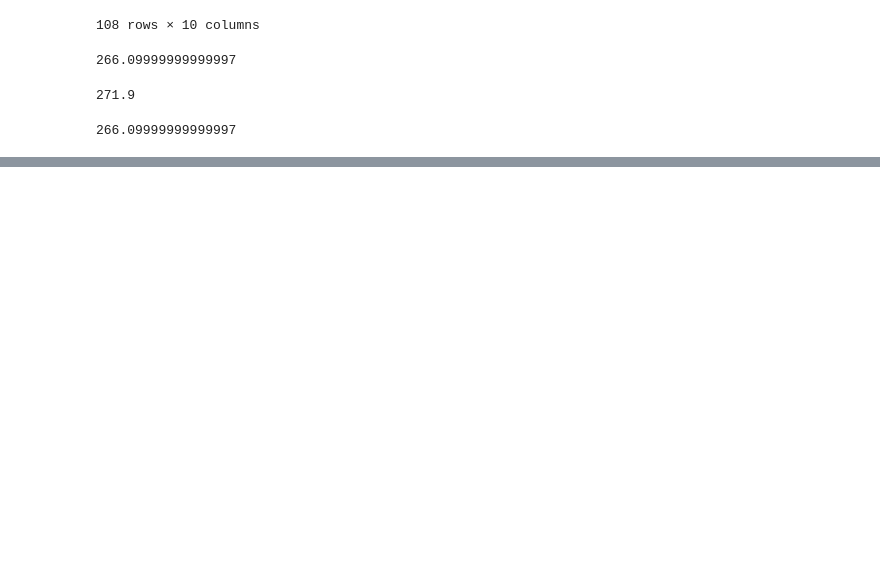
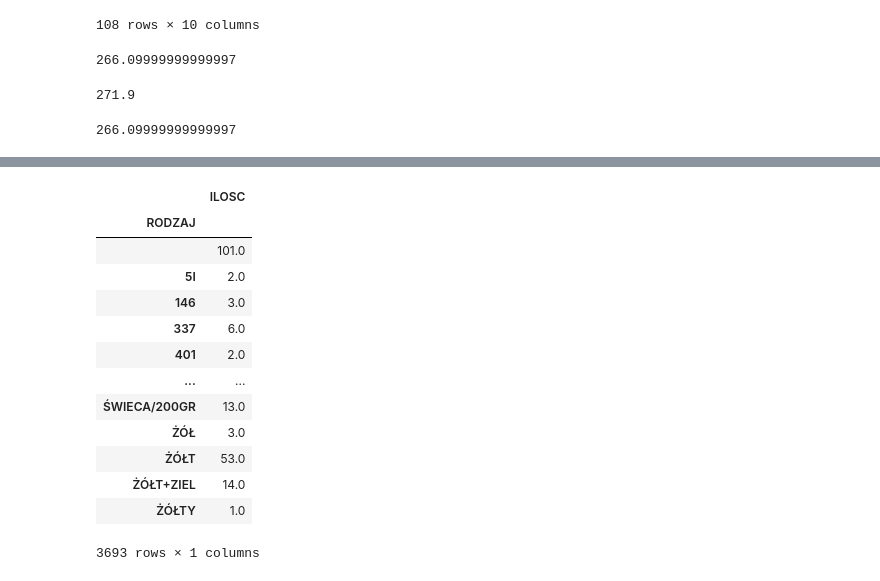
Before and after one commit to plggrzybuch/reklamacje, a Jupyter notebook: raport_felery.ipynb, the cells around one changed output, grey strips where cells are left out. Saved outputs shown, nothing was run; the diff lists cells and outputs as text; code cells hidden in the pictures; blank space fills up the shorter version.

```diff
--- a/raport_felery.ipynb
+++ b/raport_felery.ipynb
@@ -423,0 +464,17 @@ df_belki.loc[df_belki['ILOSC2']>0].loc[df_belki['ILOSC1']==0].loc[(df_belki['NAZ
+# %%
+_.groupby('RODZAJ').agg({'ILOSC':'sum'})
+# %% [output]
+|  | ILOSC |
+| RODZAJ |  |
+|  | 101.0 |
+| 5I | 2.0 |
+| 146 | 3.0 |
+| 337 | 6.0 |
+| 401 | 2.0 |
+| ... | ... |
+| ŚWIECA/200GR | 13.0 |
+| ŻÓŁ | 3.0 |
+| ŻÓŁT | 53.0 |
+| ŻÓŁT+ZIEL | 14.0 |
+| ŻÓŁTY | 1.0 |
+3693 rows × 1 columns
```
Also changed, not shown: parts of 12 cells of this notebook, 1 other file.
